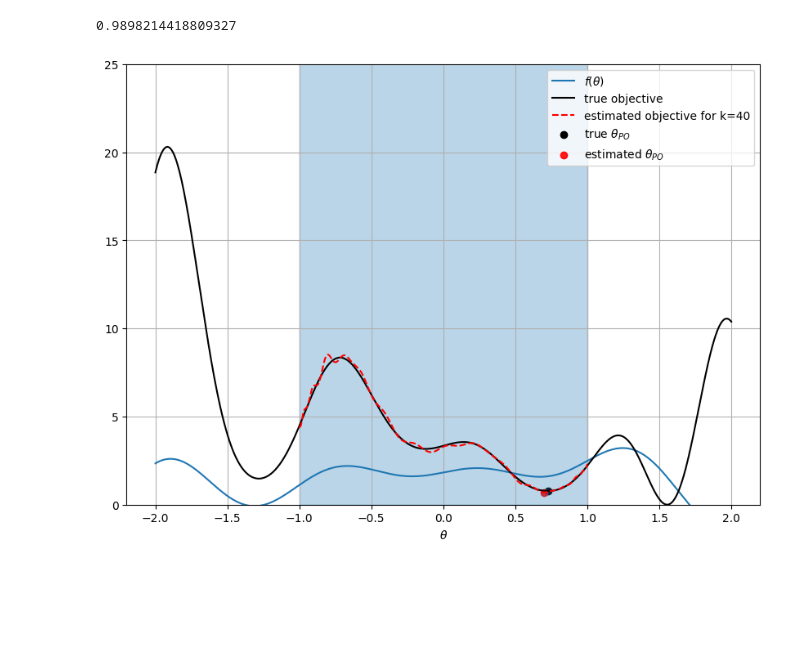
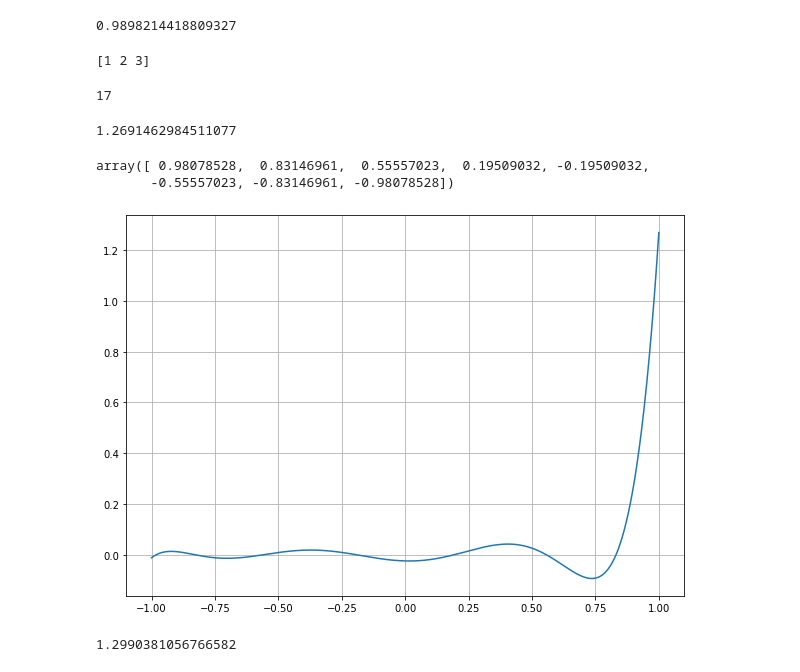
Before and after one commit to ivankirev13/Performative-Regression, a Jupyter notebook: performative_regression.ipynb, the cells around one changed output. Drawn from its saved outputs; the diff is of its cells as text; code cells hidden in the pictures; blank space fills up the shorter version.

```diff
--- a/performative_regression.ipynb
+++ b/performative_regression.ipynb
@@ -15,6 +15,17 @@ plt.plot(np.linspace(-1, 1, k+1))
 np.cos(np.pi*1/(2*(k+1)))
 # %% [output]
 0.9898214418809327
+# %%
+x = np.array([1, 2, 3, 4, 5])
+y = np.repeat(x[:, np.newaxis], 10, axis=1)
+
+c = np.array([1, 2, 3])
+
+print(np.array([1, 2, 3]))
+np.polyval(np.flip(c), 2)
+# %% [output]
+[1 2 3]
+17
 # %%
 class Performative_Regression:
 
@@ -133,5 +176,25 @@ class Performative_Regression:
+# %%
+k=7
+pr = Performative_Regression(k=k, n=10000, T=100)
+
+pr.max_value()
+# %% [output]
+1.2691462984511077
+# %%
+pr.thetas
+# %% [output]
+array([ 0.98078528,  0.83146961,  0.55557023,  0.19509032, -0.19509032,
+       -0.55557023, -0.83146961, -0.98078528])
+# %%
+pr.plot_lagrange(0)
+# %% [output]
+[figure, added]
 # %%
-pr = Performative_Regression(k=40, n=10, T=500)
-pr.plot_everything()
+k = 3
+pr = Performative_Regression(k=k, n=10, T=500)
+V = pr.vandermonde_matrix()
+#sum_of_determinants(V, 4)
+
+np.linalg.det(V)
 # %% [output]
-[figure, removed]
+1.2990381056766582
```
Also changed, not shown: parts of 5 cells of this notebook.
